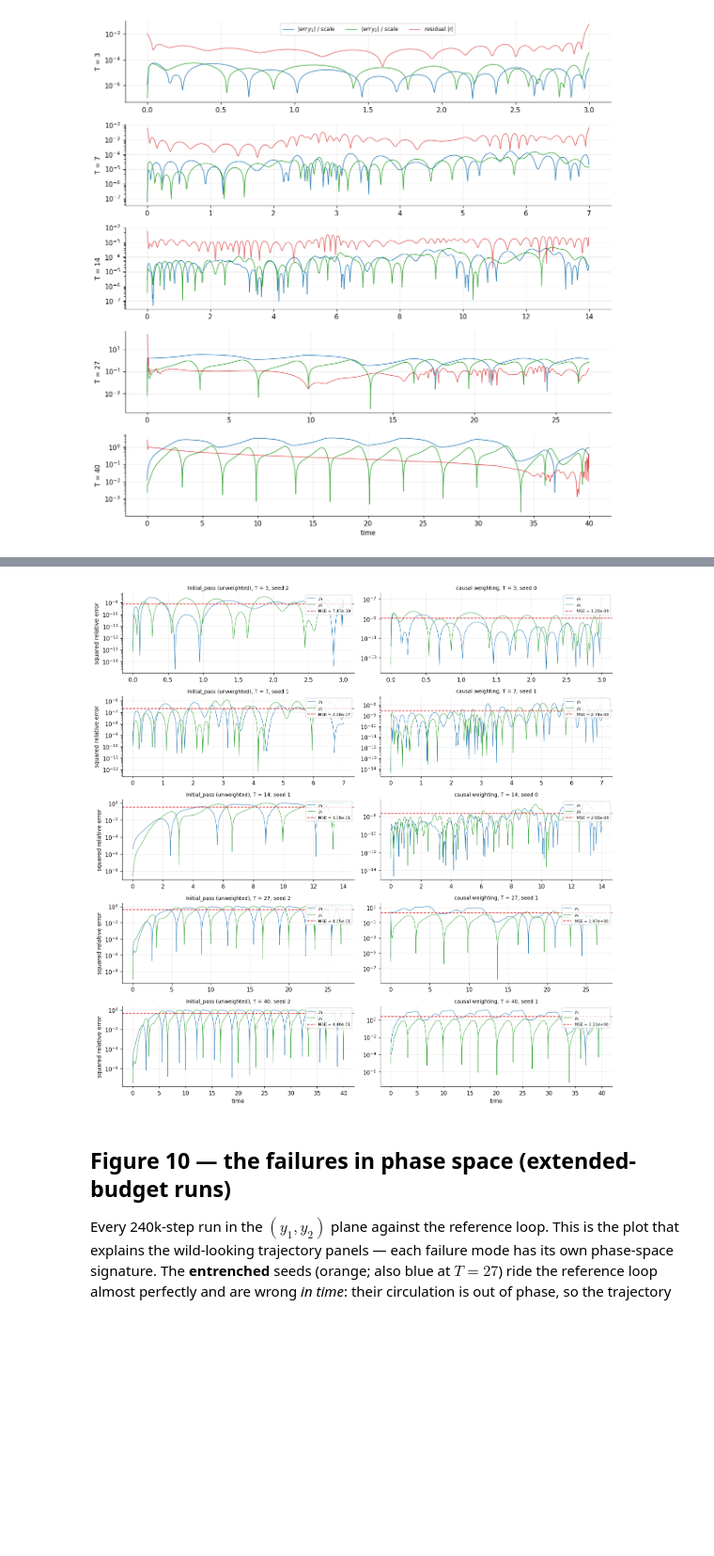
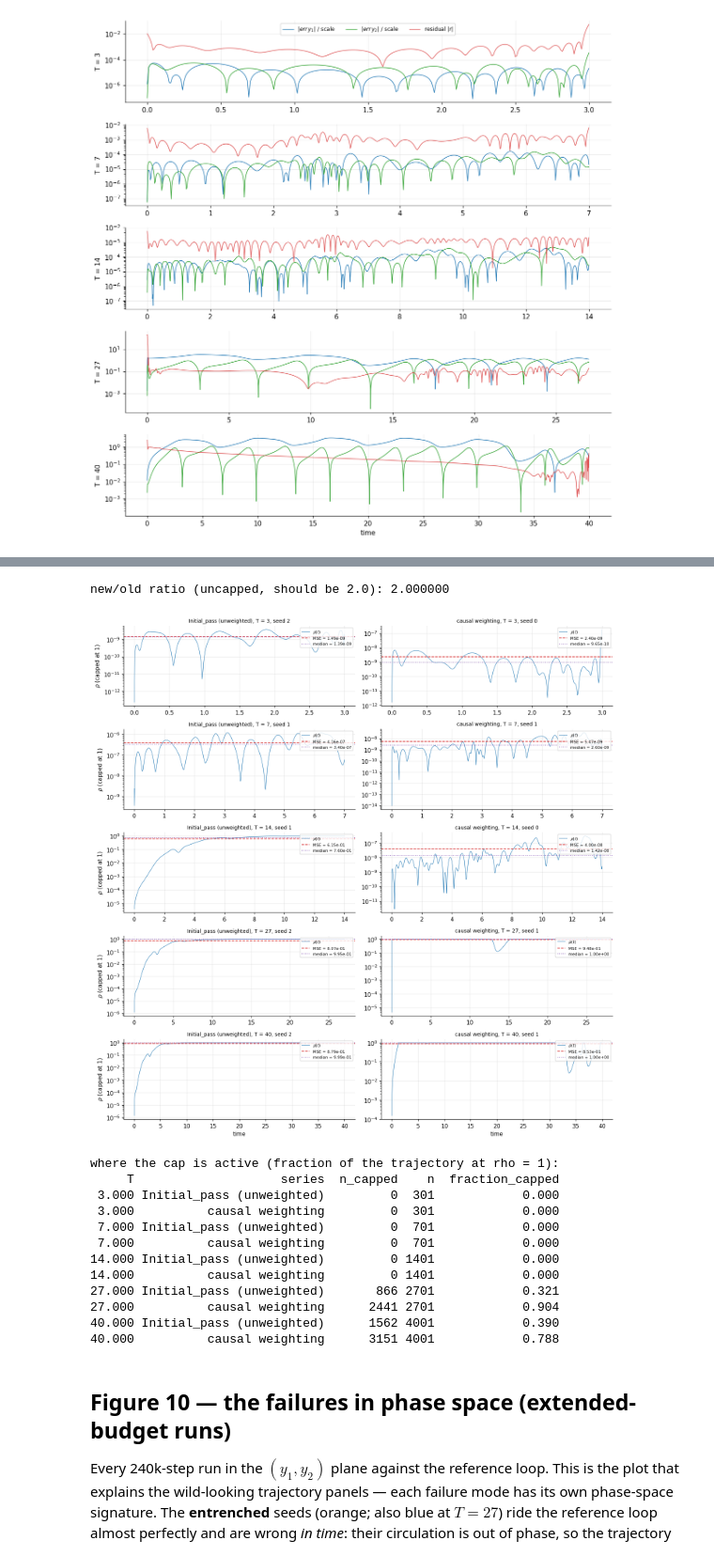
Before and after one commit to GeorgeWilliam1999/Van_Der_Pole, a Jupyter notebook: continuous_time_network/Causal_weighting/causal_weighting_sweep.ipynb, the cells around one changed output, grey strips where cells are left out. Shown at 94% size. Saved outputs shown, nothing was run; the diff lists cells and outputs as text; code cells hidden in the pictures; blank space fills up the shorter version.

```diff
--- a/continuous_time_network/Causal_weighting/causal_weighting_sweep.ipynb
+++ b/continuous_time_network/Causal_weighting/causal_weighting_sweep.ipynb
@@ -186,9 +186,13 @@ figure answers is whether causality removes the cliff.
 fig, ax = plt.subplots(figsize=(7.2, 4.4))
 for df, colour, marker, label in [(initial, "0.6", "x", "Initial_pass (unweighted)"),
                                   (summary, "C0", "o", "causal weighting")]:
-    ax.semilogy(df.horizon, df.rel_l2, marker, color=colour, ms=6, alpha=0.8)
-    med = df.groupby("horizon").rel_l2.median()
-    ax.semilogy(med.index, med.values, "-", color=colour, lw=1.6, label=label)
+    g = df.groupby("horizon").rel_l2
+    med, lo, hi = g.median(), g.min(), g.max()
+    ax.errorbar(med.index, med.values,
+                yerr=[med.values - lo.values, hi.values - med.values],
+                fmt=marker + "-", color=colour, lw=1.6, capsize=4, ms=6,
+                label=f"{label} (median of 3 seeds; bars span min-max)")
+ax.set_yscale("log")
 ax.axvline(LAP, color="grey", ls=":", lw=1)
 ax.text(LAP + 0.4, ax.get_ylim()[0] * 2, "one lap", color="grey", fontsize=8)
 ax.set_xlabel("horizon T")
@@ -302,37 +329,81 @@ both). The curves read directly as squared error in units of the local state siz
 # %%
-fig, axes = plt.subplots(len(HORIZONS), 2, figsize=(13, 13), sharex="row")
+def rho_scalar(y_ref, y_pred):
+    """George's capped scalar relative error, 2026-07-13: min(1, |dy|^2/|y|^2)."""
+    diff2 = np.sum((y_ref - y_pred) ** 2, axis=-1)
+    norm2 = np.sum(y_ref ** 2, axis=-1)
+    with np.errstate(divide="ignore", invalid="ignore"):
+        r = diff2 / norm2
+    zero = norm2 == 0
+    r = np.where(zero, np.where(diff2 == 0, 0.0, 1.0), r)
+    return np.minimum(r, 1.0)
+
 t_ref_full, y_ref_full = tr.load_reference()
 ip_pred = dict(np.load(Path.cwd().parent / "Initial_pass" / "results" / "predictions.npz"))
+
+# sanity check first: rho_uncapped = 2x the old per-component MSE is a pointwise algebraic
+# identity (sum of two squares vs their mean), so it must hold exactly regardless of fit
+# quality -- this checks the implementation, not the data.
+check_ratios = []
+for T in HORIZONS:
+    mask = t_ref_full <= T + 1e-9
+    yr = y_ref_full[mask]
+    modulus = np.linalg.norm(yr, axis=1, keepdims=True)
+    for df, pred in [(initial, ip_pred), (summary, predictions)]:
+        seed = median_seed(df, T)
+        yn = pred[f"T{T:g}_seed{seed}_y_net"]
+        old = ((yn - yr) / modulus) ** 2                          # per-component
+        rho_uncapped = np.sum((yn - yr) ** 2, axis=1) / np.sum(yr ** 2, axis=1)
+        check_ratios.append(rho_uncapped.mean() / old.mean())
+print(f"new/old ratio (uncapped, should be 2.0): {np.mean(check_ratios):.6f}")
+
+fig, axes = plt.subplots(len(HORIZONS), 2, figsize=(13, 13), sharex="row")
+cap_report = []
 for row, T in enumerate(HORIZONS):
     mask = t_ref_full <= T + 1e-9
     yr = y_ref_full[mask]
+    assert np.linalg.norm(yr, axis=1).min() > 1.0, "state modulus unexpectedly small"
     for col, (df, pred, name) in enumerate([
             (initial, ip_pred, "Initial_pass (unweighted)"),
             (summary, predictions, "causal weighting")]):
         seed = median_seed(df, T)
         yn = pred[f"T{T:g}_seed{seed}_y_net"]
-        modulus = np.linalg.norm(yr, axis=1, keepdims=True)
-        assert modulus.min() > 1.0, "state modulus unexpectedly small"
-        rho = ((yn - yr) / modulus) ** 2
-        mse = rho.mean()
+        rho = rho_scalar(yr, yn)
+        mse, med_rho = float(rho.mean()), float(np.median(rho))
+        n_capped = int((rho >= 1.0).sum())
+        cap_report.append(dict(T=T, series=name, n_capped=n_capped, n=len(rho)))
         ax = axes[row, col]
-        ax.semilogy(t_ref_full[mask], rho[:, 0], color="C0", lw=0.7,
-                    label="$\\rho_1$")
-        ax.semilogy(t_ref_full[mask], rho[:, 1], color="C2", lw=0.7,
-                    label="$\\rho_2$")
-        ax.axhline(mse, color="C3", ls="--", lw=1.2,
-                   label=f"MSE = {mse:.2e}")
+        ax.semilogy(t_ref_full[mask], rho, color="C0", lw=0.7, label=r"$\rho(t)$")
+        ax.axhline(mse, color="C3", ls="--", lw=1.2, label=f"MSE = {mse:.2e}")
+        ax.axhline(med_rho, color="C4", ls=":", lw=1.2, label=f"median = {med_rho:.2e}")
         ax.set_title(f"{name}, T = {T:g}, seed {seed}", fontsize=9)
         ax.legend(fontsize=7, loc="upper right")
         if col == 0:
-            ax.set_ylabel("squared relative error")
+            ax.set_ylabel(r"$\rho$ (capped at 1)")
 axes[-1, 0].set_xlabel("time")
 axes[-1, 1].set_xlabel("time")
 fig.tight_layout()
 fig.savefig(FIGURES / "09_pointwise_relative_error.png", bbox_inches="tight")
 plt.show()
+
+cap_df = pd.DataFrame(cap_report)
+cap_df["fraction_capped"] = cap_df.n_capped / cap_df.n
+print("\nwhere the cap is active (fraction of the trajectory at rho = 1):")
+print(cap_df.to_string(index=False, float_format=lambda v: f"{v:.3f}"))
 # %% [output]
+new/old ratio (uncapped, should be 2.0): 2.000000
-[figure, old version]
+[figure, new version]
+where the cap is active (fraction of the trajectory at rho = 1):
+     T                    series  n_capped    n  fraction_capped
+ 3.000 Initial_pass (unweighted)         0  301            0.000
+ 3.000          causal weighting         0  301            0.000
+ 7.000 Initial_pass (unweighted)         0  701            0.000
+ 7.000          causal weighting         0  701            0.000
+14.000 Initial_pass (unweighted)         0 1401            0.000
+14.000          causal weighting         0 1401            0.000
+27.000 Initial_pass (unweighted)       866 2701            0.321
+27.000          causal weighting      2441 2701            0.904
+40.000 Initial_pass (unweighted)      1562 4001            0.390
+40.000          causal weighting      3151 4001            0.788
 # %% [markdown]
 ## Figure 10 — the failures in phase space (extended-budget runs)
 
```
Also changed, not shown: parts of 4 cells of this notebook, 18 other files.
